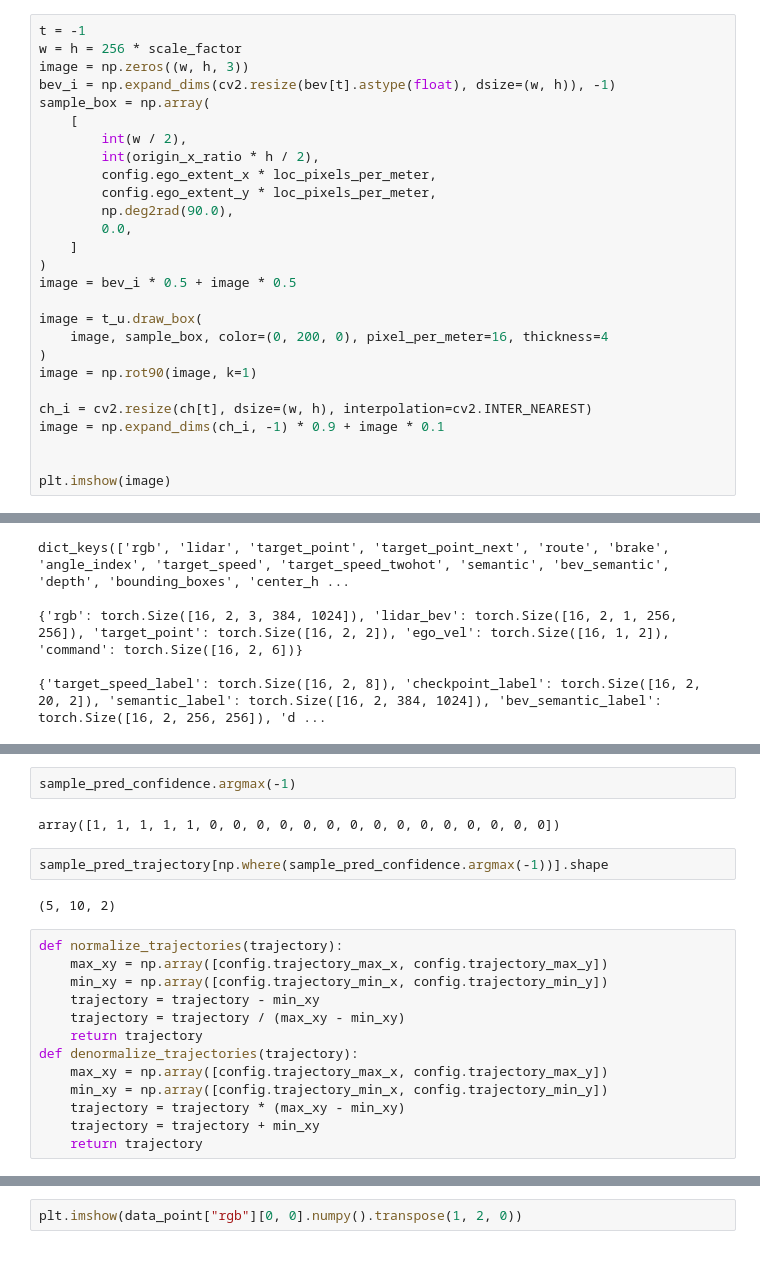
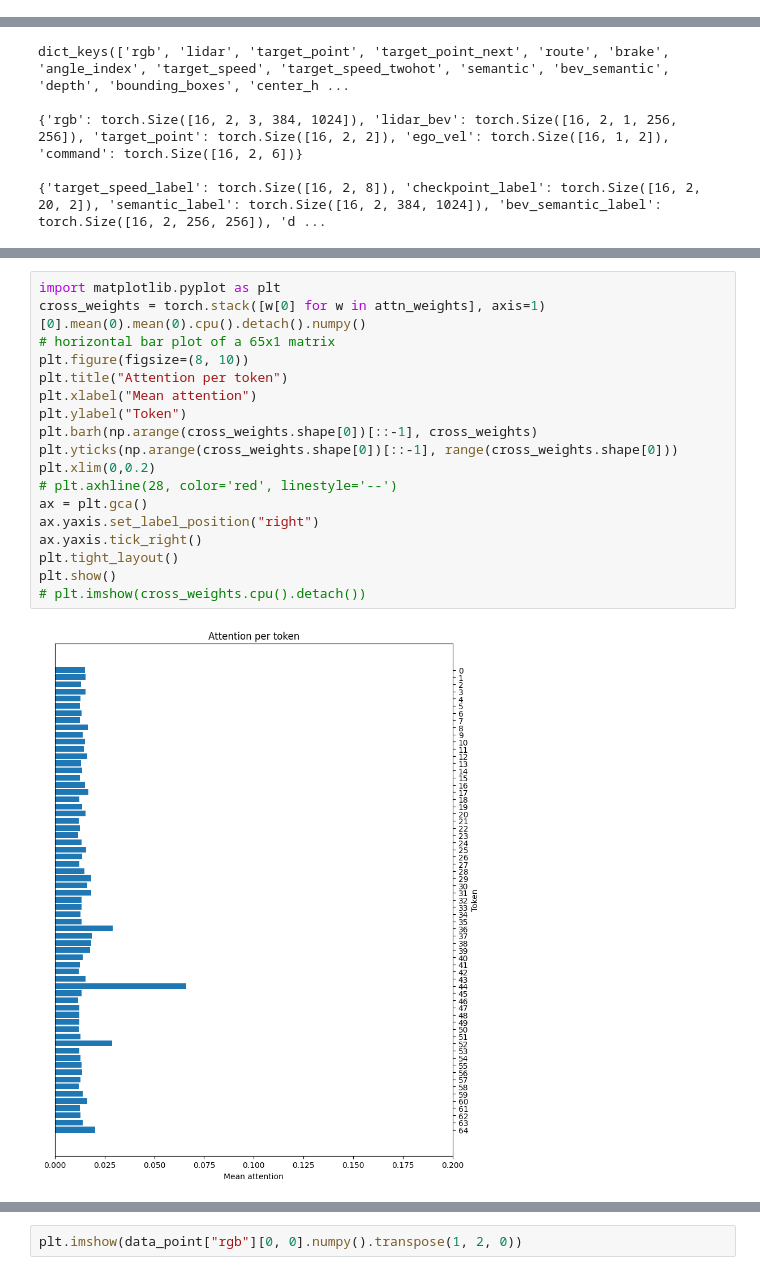
Before and after one commit to andreas122001/AD_specialization_project, a Jupyter notebook: team_code/0_test.ipynb, the cells around one changed output, grey strips where cells are left out. Drawn from its saved outputs; the diff is of its cells as text.

```diff
--- a/team_code/0_test.ipynb
+++ b/team_code/0_test.ipynb
@@ -210,30 +209,3 @@ origin = (
     (size_width * scale_factor) // 2,
     (origin_x_ratio * size_height * scale_factor) // 2,
 )
-# %%
-t = -1
-w = h = 256 * scale_factor
-image = np.zeros((w, h, 3))
-bev_i = np.expand_dims(cv2.resize(bev[t].astype(float), dsize=(w, h)), -1)
-sample_box = np.array(
-    [
-        int(w / 2),
-        int(origin_x_ratio * h / 2),
-        config.ego_extent_x * loc_pixels_per_meter,
-        config.ego_extent_y * loc_pixels_per_meter,
-        np.deg2rad(90.0),
-        0.0,
-    ]
-)
-image = bev_i * 0.5 + image * 0.5
-
-image = t_u.draw_box(
-    image, sample_box, color=(0, 200, 0), pixel_per_meter=16, thickness=4
-)
-image = np.rot90(image, k=1)
-
-ch_i = cv2.resize(ch[t], dsize=(w, h), interpolation=cv2.INTER_NEAREST)
-image = np.expand_dims(ch_i, -1) * 0.9 + image * 0.1
-
-
-plt.imshow(image)
@@ -639,21 +459,20 @@ sample_bev = extract_targets(data_point)['bev_semantic_label'][0].detach().cpu()
-# %%
-sample_pred_confidence.argmax(-1)
-# %% [output]
-array([1, 1, 1, 1, 1, 0, 0, 0, 0, 0, 0, 0, 0, 0, 0, 0, 0, 0, 0, 0])
-# %%
-sample_pred_trajectory[np.where(sample_pred_confidence.argmax(-1))].shape
-# %% [output]
-(5, 10, 2)
-# %%
-def normalize_trajectories(trajectory):
-    max_xy = np.array([config.trajectory_max_x, config.trajectory_max_y])
-    min_xy = np.array([config.trajectory_min_x, config.trajectory_min_y])
-    trajectory = trajectory - min_xy
-    trajectory = trajectory / (max_xy - min_xy)
-    return trajectory
-def denormalize_trajectories(trajectory):
-    max_xy = np.array([config.trajectory_max_x, config.trajectory_max_y])
-    min_xy = np.array([config.trajectory_min_x, config.trajectory_min_y])
-    trajectory = trajectory * (max_xy - min_xy)
-    trajectory = trajectory + min_xy
-    return trajectory
+# %%
+import matplotlib.pyplot as plt
+cross_weights = torch.stack([w[0] for w in attn_weights], axis=1)[0].mean(0).mean(0).cpu().detach().numpy()
+# horizontal bar plot of a 65x1 matrix
+plt.figure(figsize=(8, 10))
+plt.title("Attention per token")
+plt.xlabel("Mean attention")
+plt.ylabel("Token")
+plt.barh(np.arange(cross_weights.shape[0])[::-1], cross_weights)
+plt.yticks(np.arange(cross_weights.shape[0])[::-1], range(cross_weights.shape[0]))
+plt.xlim(0,0.2)
+# plt.axhline(28, color='red', linestyle='--')
+ax = plt.gca()
+ax.yaxis.set_label_position("right")
+ax.yaxis.tick_right()
+plt.tight_layout()
+plt.show()
+# plt.imshow(cross_weights.cpu().detach())
+# %% [output]
+[figure, added]
```
Also changed, not shown: parts of 20 cells of this notebook, 7 other files.
